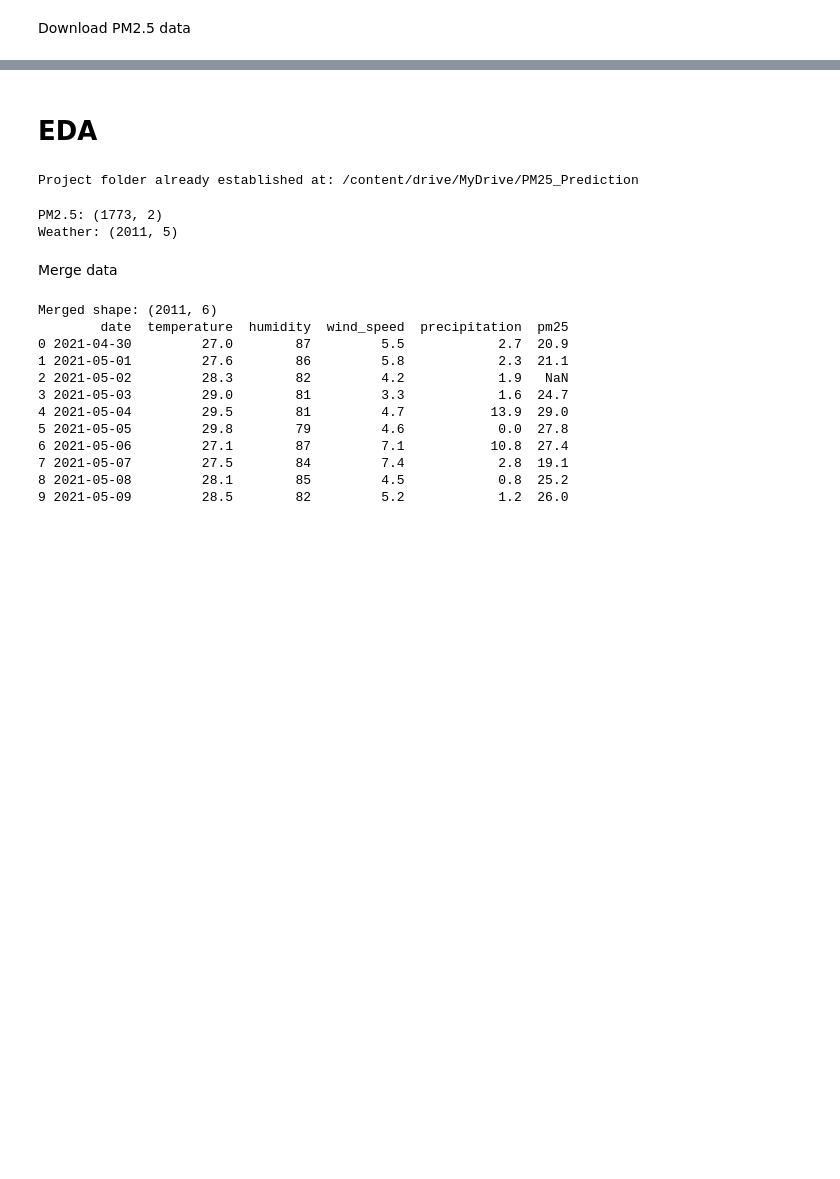
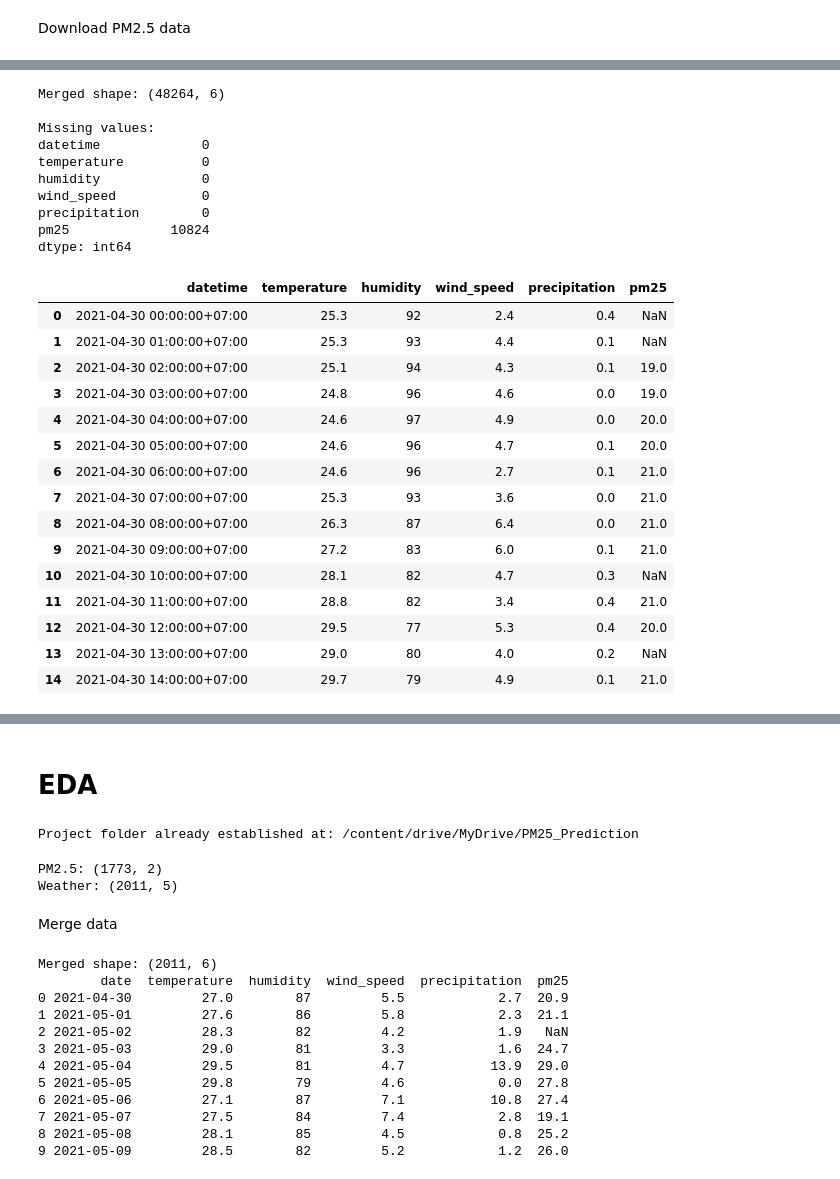
Before and after one commit to mapadeawdai/PM2.5_Prediction, a Jupyter notebook: main.ipynb, the cells around one changed output, grey strips where cells are left out. Cells and saved outputs as stored; diff of their text form; code cells hidden in the pictures; blank space fills up the shorter version.

```diff
--- a/main.ipynb
+++ b/main.ipynb
@@ -80,11 +164,11 @@ print(weather_df.isnull().sum())
 # %%
-weather_df["time"] = pd.to_datetime(weather_df["time"])
+output = (
+    PROJECT_DIR
+    / "data/raw/weather_hourly_chula_2021_2026.csv"
+)
 
-assert not weather_df["time"].duplicated().any()
-assert weather_df["time"].is_monotonic_increasing
+output.parent.mkdir(parents=True, exist_ok=True)
 
-output_path = PROJECT_DIR / "data/raw/weather_data_2021-2026.csv"
+weather_df.to_csv(output, index=False)
 
-weather_df.to_csv(output_path, index=False)
-
-print("Saved to:", output_path)
+print("Saved:", output)
@@ -199,0 +665,47 @@ print(pm25_daily.head())
+# %%
+merged_hourly = weather_df.merge(
+    pm25_hourly,
+    on="datetime",
+    how="left",
+    validate="one_to_one"
+)
+
+merged_hourly = (
+    merged_hourly
+    .sort_values("datetime")
+    .reset_index(drop=True)
+)
+
+print("Merged shape:", merged_hourly.shape)
+
+print("\nMissing values:")
+print(merged_hourly.isna().sum())
+
+display(merged_hourly.head(15))
+# %% [output]
+Merged shape: (48264, 6)
+
+Missing values:
+datetime             0
+temperature          0
+humidity             0
+wind_speed           0
+precipitation        0
+pm25             10824
+dtype: int64
+|  | datetime | temperature | humidity | wind_speed | precipitation | pm25 |
+| 0 | 2021-04-30 00:00:00+07:00 | 25.3 | 92 | 2.4 | 0.4 | NaN |
+| 1 | 2021-04-30 01:00:00+07:00 | 25.3 | 93 | 4.4 | 0.1 | NaN |
+| 2 | 2021-04-30 02:00:00+07:00 | 25.1 | 94 | 4.3 | 0.1 | 19.0 |
+| 3 | 2021-04-30 03:00:00+07:00 | 24.8 | 96 | 4.6 | 0.0 | 19.0 |
+| 4 | 2021-04-30 04:00:00+07:00 | 24.6 | 97 | 4.9 | 0.0 | 20.0 |
+| 5 | 2021-04-30 05:00:00+07:00 | 24.6 | 96 | 4.7 | 0.1 | 20.0 |
+| 6 | 2021-04-30 06:00:00+07:00 | 24.6 | 96 | 2.7 | 0.1 | 21.0 |
+| 7 | 2021-04-30 07:00:00+07:00 | 25.3 | 93 | 3.6 | 0.0 | 21.0 |
+| 8 | 2021-04-30 08:00:00+07:00 | 26.3 | 87 | 6.4 | 0.0 | 21.0 |
+| 9 | 2021-04-30 09:00:00+07:00 | 27.2 | 83 | 6.0 | 0.1 | 21.0 |
+| 10 | 2021-04-30 10:00:00+07:00 | 28.1 | 82 | 4.7 | 0.3 | NaN |
+| 11 | 2021-04-30 11:00:00+07:00 | 28.8 | 82 | 3.4 | 0.4 | 21.0 |
+| 12 | 2021-04-30 12:00:00+07:00 | 29.5 | 77 | 5.3 | 0.4 | 20.0 |
+| 13 | 2021-04-30 13:00:00+07:00 | 29.0 | 80 | 4.0 | 0.2 | NaN |
+| 14 | 2021-04-30 14:00:00+07:00 | 29.7 | 79 | 4.9 | 0.1 | 21.0 |
```
Also changed, not shown: parts of 17 cells of this notebook.
